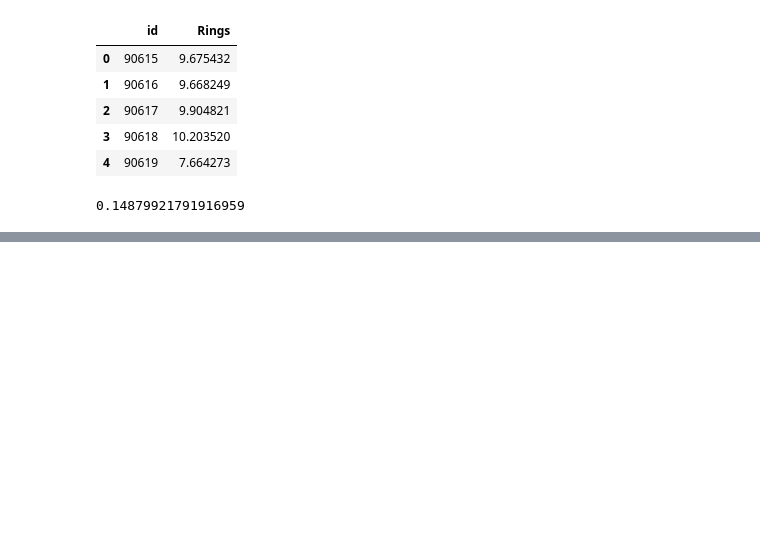
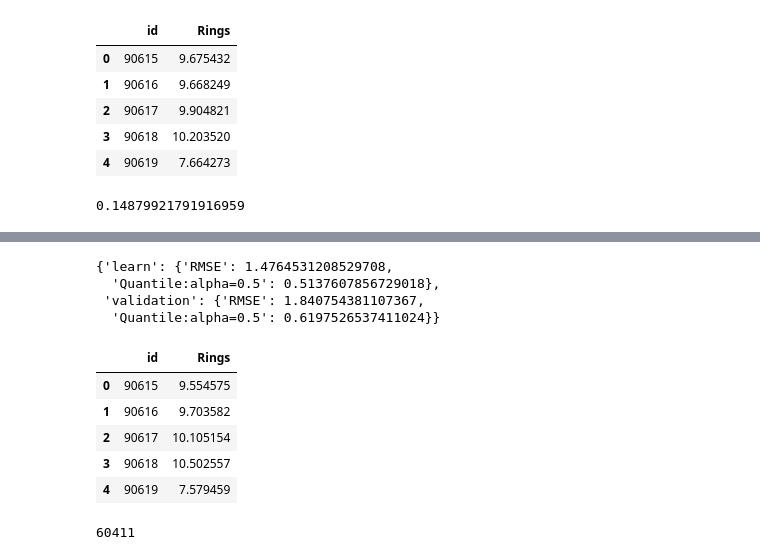
Before and after one commit to KostasEreksonas/Kaggle_Playground_Series, a Jupyter notebook: s4e4.ipynb, the cells around one changed output, grey strips where cells are left out. Cells and saved outputs as stored; diff of their text form; code cells hidden in the pictures; blank space fills up the shorter version.

```diff
--- a/s4e4.ipynb
+++ b/s4e4.ipynb
@@ -395,0 +466,32 @@ images  model.pkl  requirements.txt  submission.csv
+# %%
+cat_params = {
+    "iterations": 15000,
+    "verbose": False,
+    'depth': 8,
+    'max_bin': 256,
+    'l2_leaf_reg': 7.790295416219466,
+    'min_data_in_leaf': 75,
+    'random_strength': 4.976636729079349,
+    'learning_rate': 0.010899898540303064,
+    'max_leaves': 195,
+    'eval_metric': 'Quantile',
+    'loss_function': 'RMSE',
+    'bootstrap_type': 'Bernoulli',
+    "grow_policy": 'Lossguide',
+    "task_type": "GPU",
+    "random_state": 42,
+    "early_stopping_rounds": 4000
+}
+# %%
+%%time
+from catboost import Pool, CatBoostRegressor
+
+# Get training and testing data
+train = Pool(data=X_train, label=y_train)
+evaluate = Pool(data=X_test, label=y_test)
+
+# Instantiate the model
+model = CatBoostRegressor(**cat_params)
+
+# Fit the model
+model.fit(train, use_best_model=True, eval_set=evaluate)
@@ -395,0 +512,22 @@ images  model.pkl  requirements.txt  submission.csv
+# %%
+model.best_score_
+# %% [output]
+{'learn': {'RMSE': 1.4764531208529708,
+  'Quantile:alpha=0.5': 0.5137607856729018},
+ 'validation': {'RMSE': 1.840754381107367,
+  'Quantile:alpha=0.5': 0.6197526537411024}}
+# %%
+y_pred = model.predict(test)
+sample["Rings"] = y_pred
+sample.head()
+# %% [output]
+|  | id | Rings |
+| 0 | 90615 | 9.554575 |
+| 1 | 90616 | 9.703582 |
+| 2 | 90617 | 10.105154 |
+| 3 | 90618 | 10.502557 |
+| 4 | 90619 | 7.579459 |
+# %%
+len(sample["Rings"])
+# %% [output]
+60411
```
Also changed, not shown: parts of 14 cells of this notebook.
